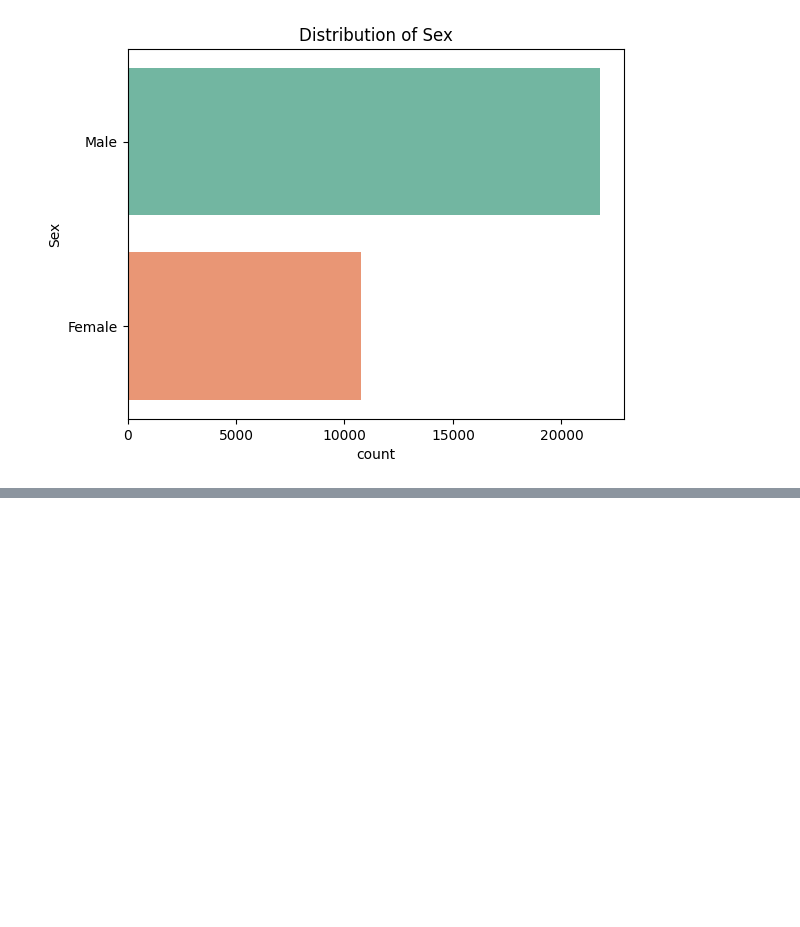
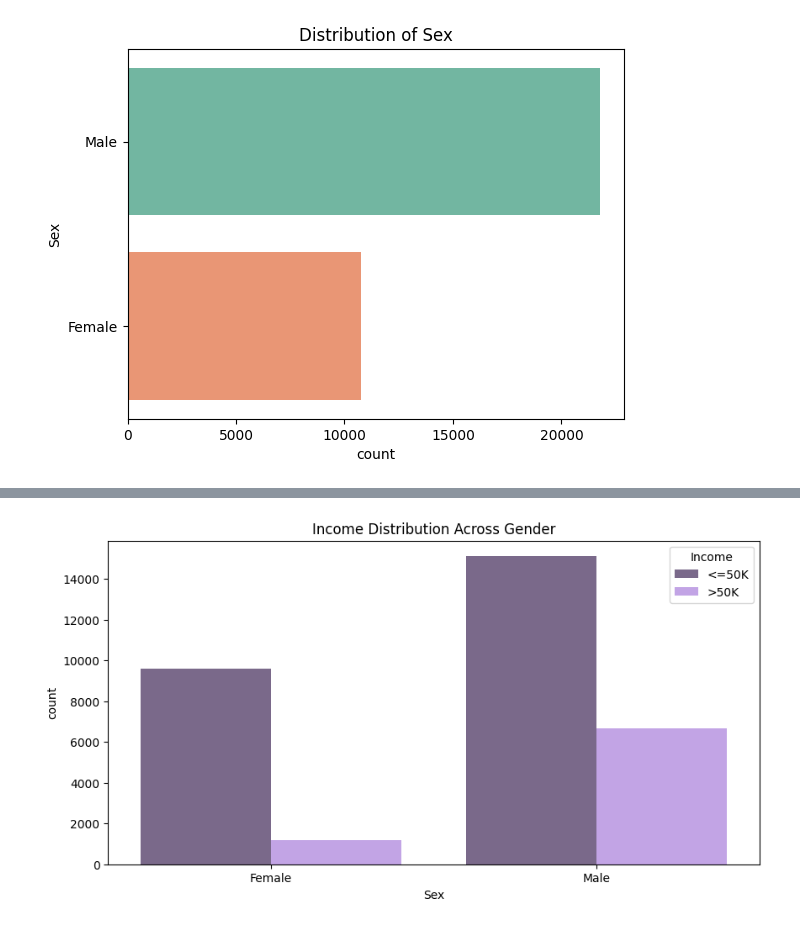
Before and after one commit to kunalvanjani705-tech/Income-Census-Classification, a Jupyter notebook: Censusincome.ipynb, the cells around one changed output, grey strips where cells are left out. Cells and saved outputs as stored; diff of their text form; code cells hidden in the pictures; blank space fills up the shorter version.

```diff
--- a/Censusincome.ipynb
+++ b/Censusincome.ipynb
@@ -317,0 +332,9 @@ Name: count, dtype: int64
+# %%
+# Creating a plot of income across Gender
+
+plt.figure(figsize=(10, 5))
+sns.countplot(data=Data, x='Sex', hue='Income',palette=['#7A638F', '#C199F0'])
+plt.title('Income Distribution Across Gender', fontsize=12)
+plt.show()
+# %% [output]
+[figure, added]
```
Also changed, not shown: parts of 1 cell of this notebook.
